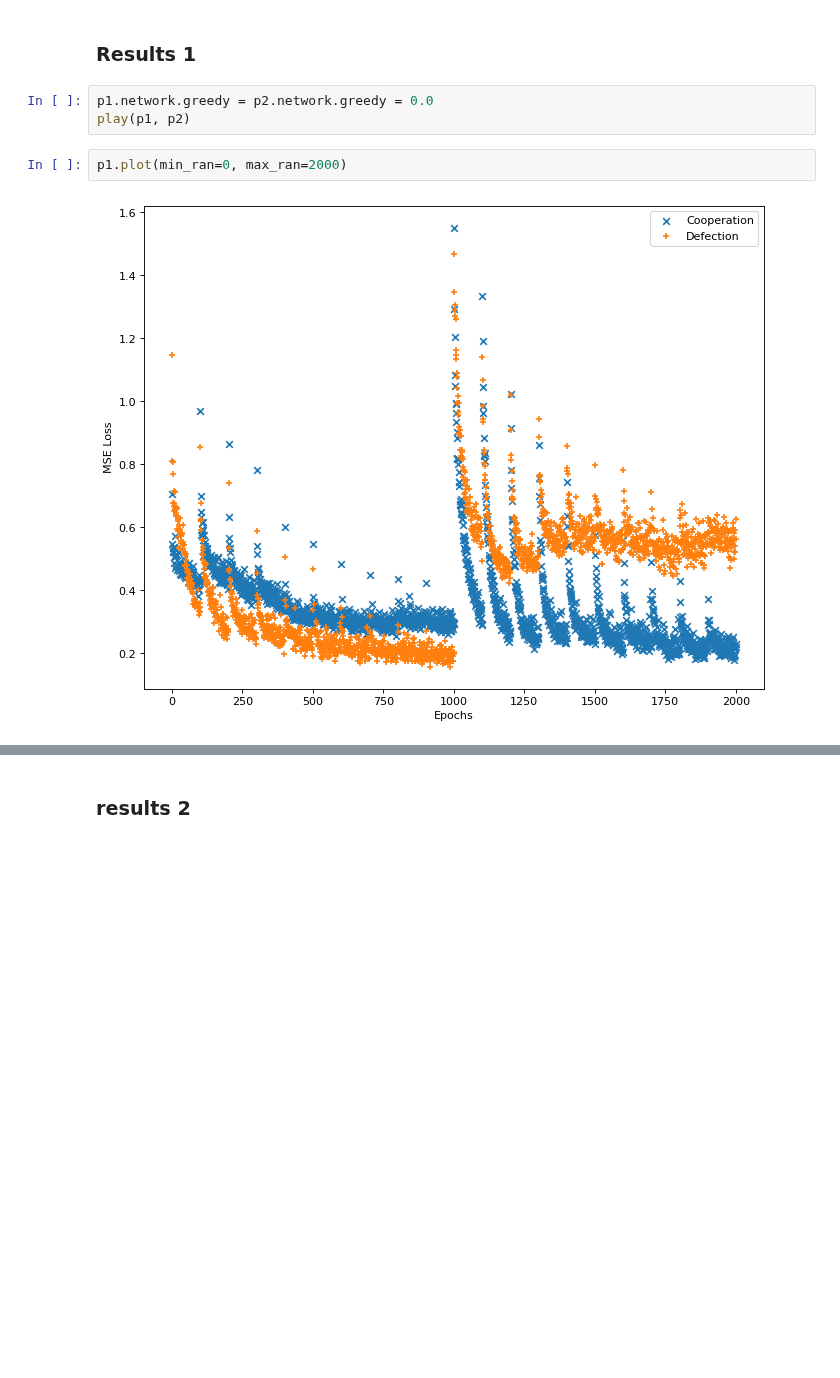
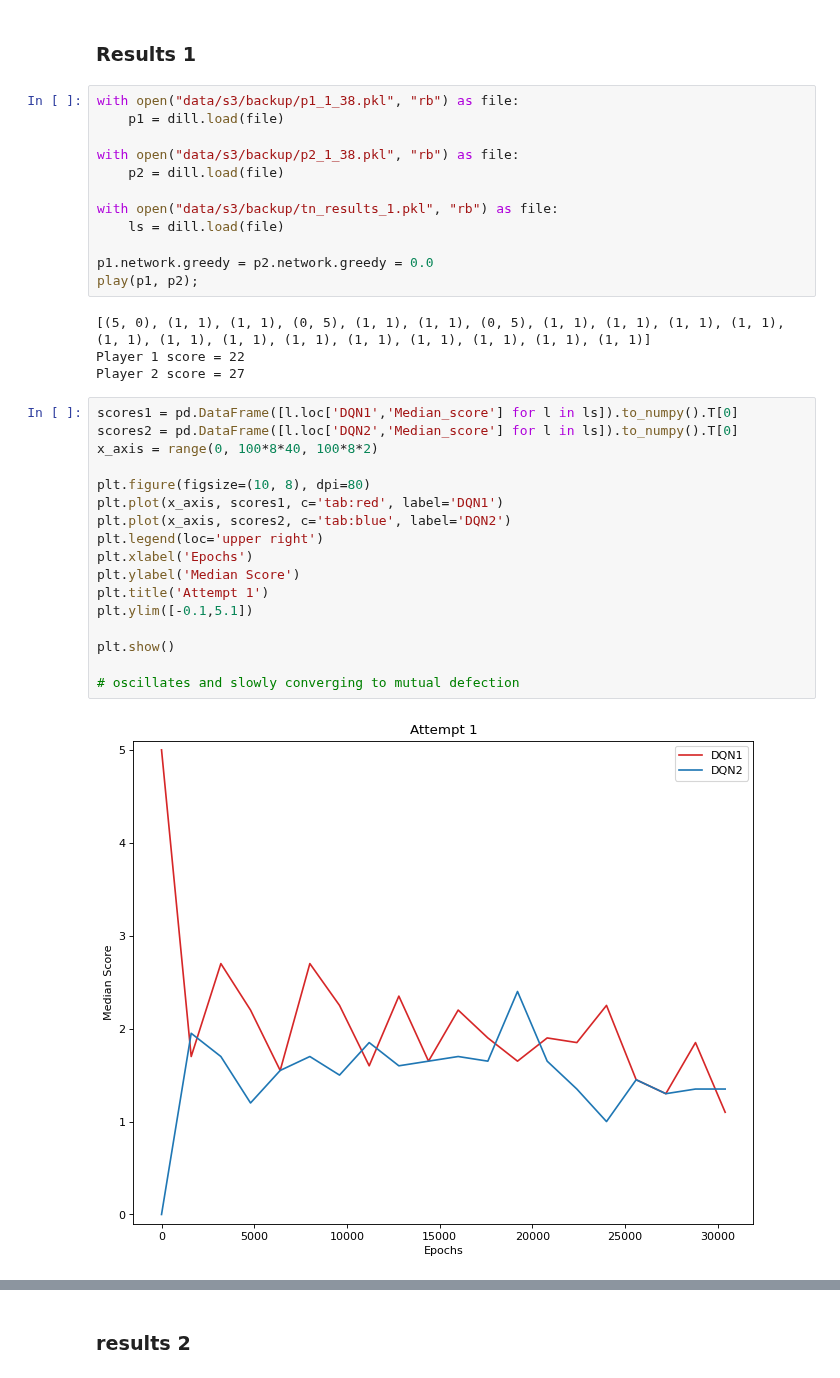
Before and after one commit to hongh-zhang/The-Evolution-of-Defection, a Jupyter notebook: Stage_3.ipynb, the cells around one changed output, grey strips where cells are left out. Cells and saved outputs as stored; diff of their text form; blank space fills up the shorter version.

```diff
--- a/Stage_3.ipynb
+++ b/Stage_3.ipynb
@@ -183,11 +142,39 @@ KeyboardInterrupt:
 # %% [markdown]
 ### Results 1
-# %%
-p1.network.greedy = p2.network.greedy = 0.0
-play(p1, p2)
-# %%
-p1.plot(min_ran=0, max_ran=2000)
-# %% [output]
-[figure, removed]
+# %%
+with open("data/s3/backup/p1_1_38.pkl", "rb") as file:
+    p1 = dill.load(file)
+
+with open("data/s3/backup/p2_1_38.pkl", "rb") as file:
+    p2 = dill.load(file)
+
+with open("data/s3/backup/tn_results_1.pkl", "rb") as file:
+    ls = dill.load(file)
+
+p1.network.greedy = p2.network.greedy = 0.0
+play(p1, p2);
+# %% [output]
+[(5, 0), (1, 1), (1, 1), (0, 5), (1, 1), (1, 1), (0, 5), (1, 1), (1, 1), (1, 1), (1, 1), (1, 1), (1, 1), (1, 1), (1, 1), (1, 1), (1, 1), (1, 1), (1, 1), (1, 1)]
+Player 1 score = 22
+Player 2 score = 27
+# %%
+scores1 = pd.DataFrame([l.loc['DQN1','Median_score'] for l in ls]).to_numpy().T[0]
+scores2 = pd.DataFrame([l.loc['DQN2','Median_score'] for l in ls]).to_numpy().T[0]
+x_axis = range(0, 100*8*40, 100*8*2)
+
+plt.figure(figsize=(10, 8), dpi=80)
+plt.plot(x_axis, scores1, c='tab:red', label='DQN1')
+plt.plot(x_axis, scores2, c='tab:blue', label='DQN2')
+plt.legend(loc='upper right')
+plt.xlabel('Epochs')
+plt.ylabel('Median Score')
+plt.title('Attempt 1')
+plt.ylim([-0.1,5.1])
+
+plt.show()
+
+# oscillates and slowly converging to mutual defection
+# %% [output]
+[figure, added]
 # %% [markdown]
 # Attempt 2
```
Also changed, not shown: parts of 12 cells of this notebook, 14 other files.
